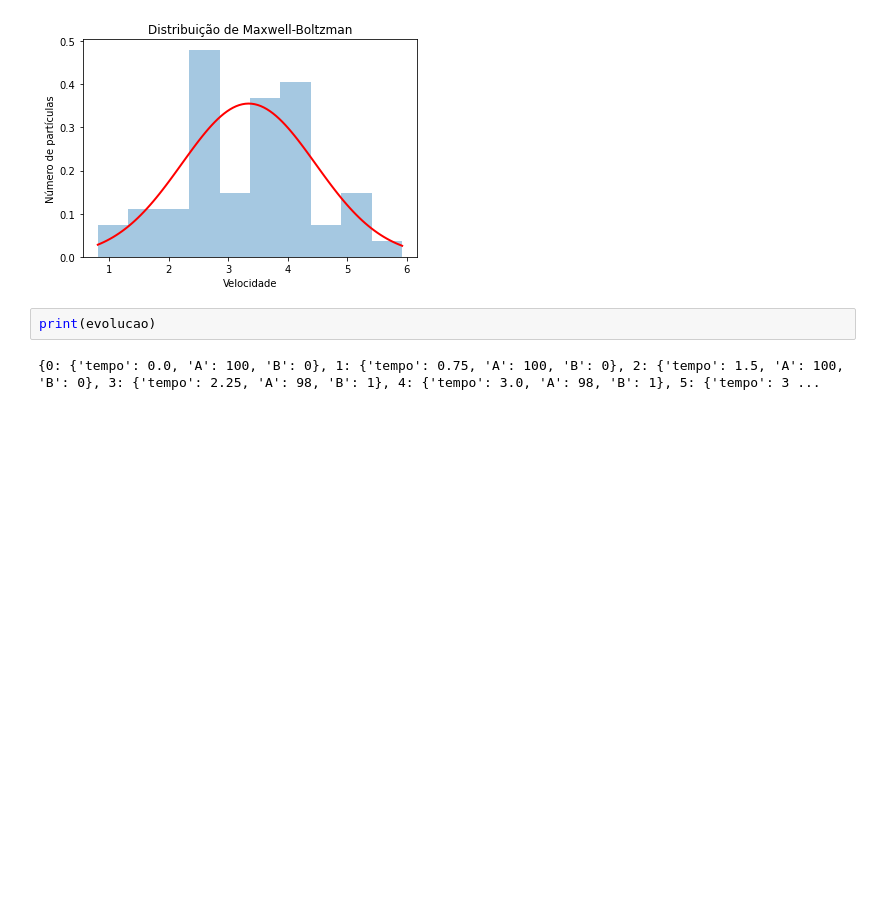
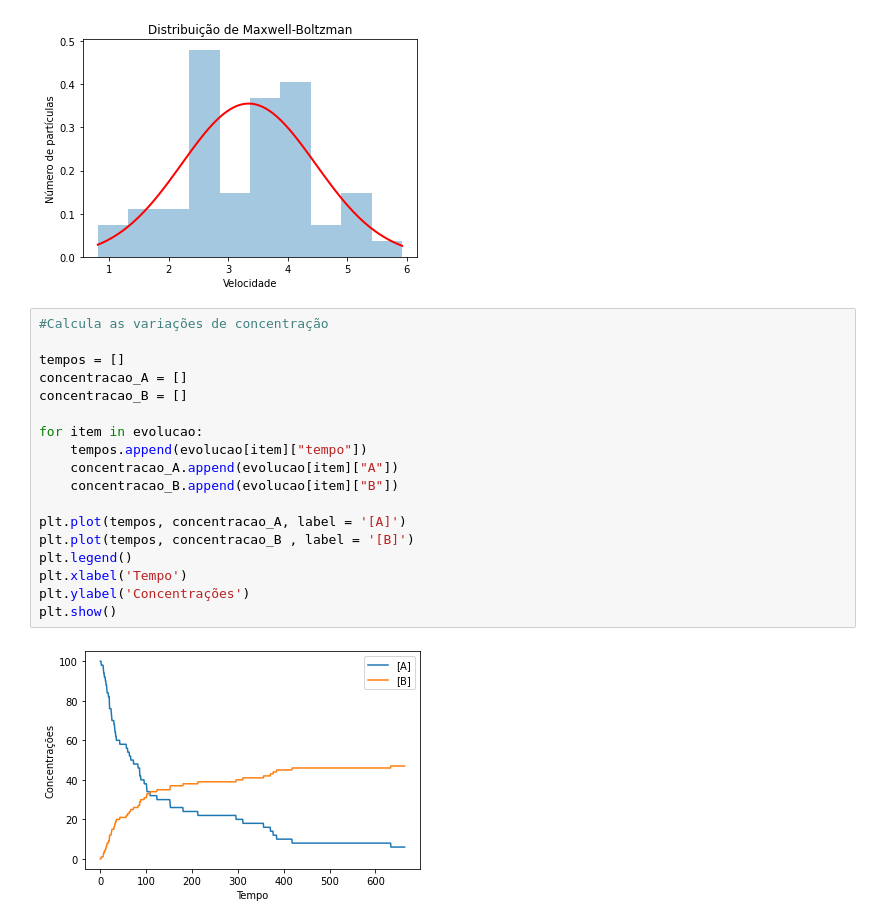
Before and after one commit to barbaraperez/BaThay-simulacoes-moleculares, a Jupyter notebook: rascunho_desafio2.3.ipynb, the cells around one changed output. Cells and saved outputs as stored; diff of their text form; blank space fills up the shorter version.

Commit message:
Adiciona o gráfico da variação da concentração.

```diff
--- a/rascunho_desafio2.3.ipynb
+++ b/rascunho_desafio2.3.ipynb
@@ -264,6 +264,22 @@ Tempo: 9019
 Velocidade da reação: 4.350088883040961e-05
 [figure]
 # %%
-print(evolucao)
+#Calcula as variações de concentração
+
+tempos = []
+concentracao_A = []
+concentracao_B = []
+
+for item in evolucao:
+    tempos.append(evolucao[item]["tempo"])
+    concentracao_A.append(evolucao[item]["A"])
+    concentracao_B.append(evolucao[item]["B"])
+
+plt.plot(tempos, concentracao_A, label = '[A]')
+plt.plot(tempos, concentracao_B , label = '[B]')
+plt.legend()
+plt.xlabel('Tempo')
+plt.ylabel('Concentrações')
+plt.show()
 # %% [output]
-{0: {'tempo': 0.0, 'A': 100, 'B': 0}, 1: {'tempo': 0.75, 'A': 100, 'B': 0}, 2: {'tempo': 1.5, 'A': 100, 'B': 0}, 3: {'tempo': 2.25, 'A': 98, 'B': 1}, 4: {'tempo': 3.0, 'A': 98, 'B': 1}, 5: {'tempo': 3 ...
+[figure, added]
```
